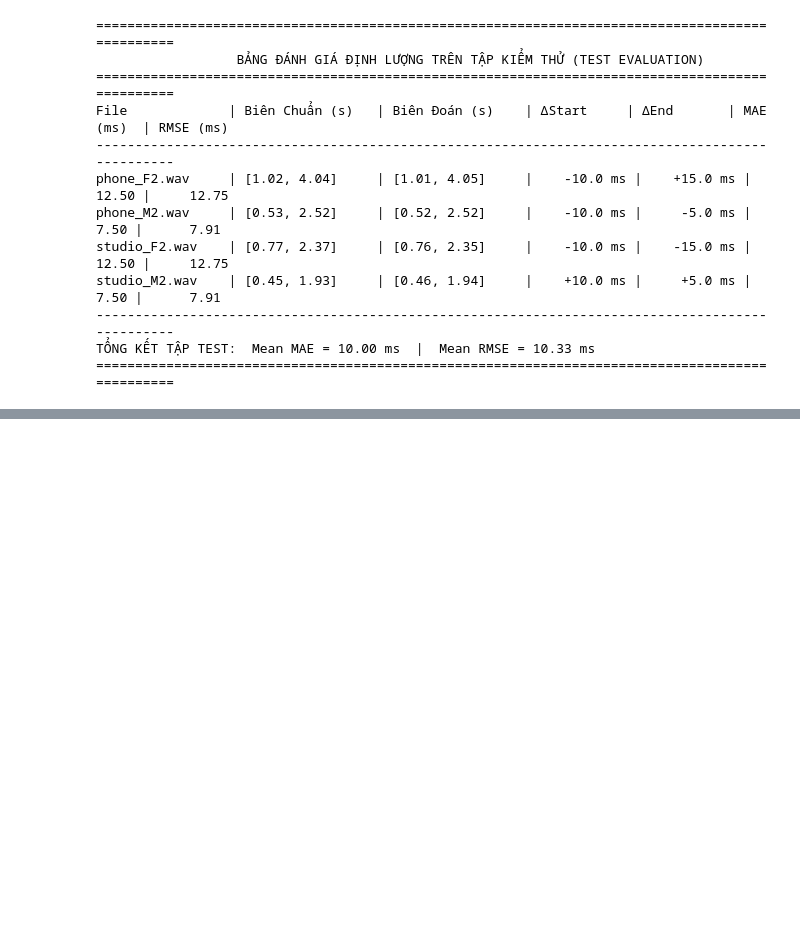
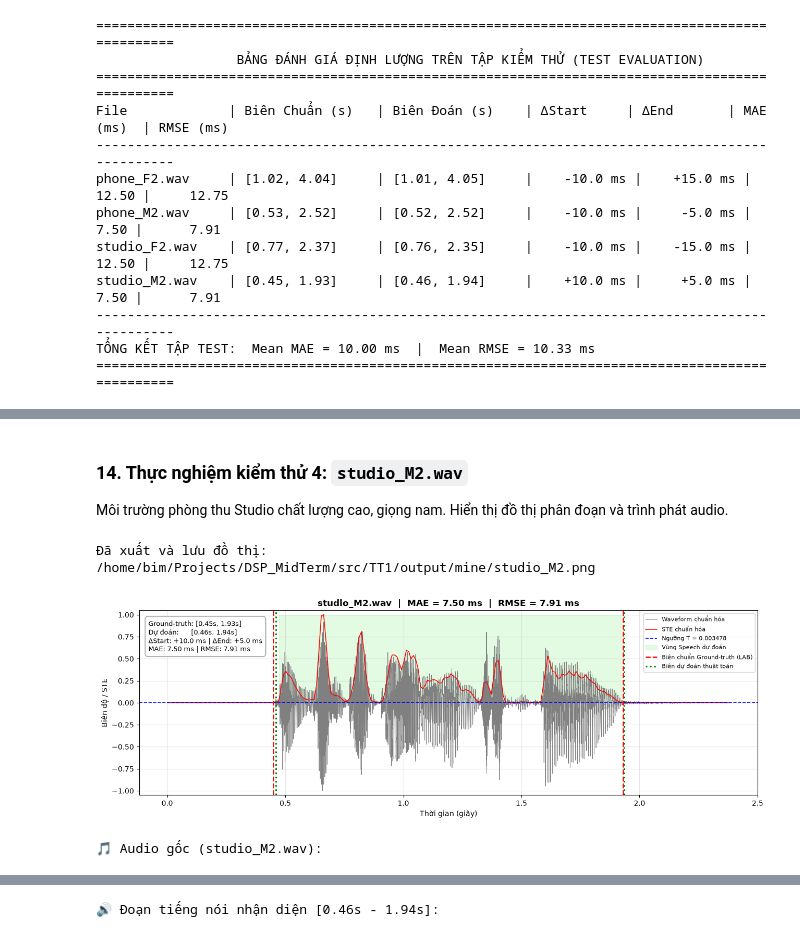
Before and after one commit to dientruonggg/DSP-Midterm, a Jupyter notebook: src/TT1/1-mine.ipynb, the cells around one changed output, grey strips where cells are left out. Cells and saved outputs as stored; diff of their text form; code cells hidden in the pictures; blank space fills up the shorter version.

```diff
--- a/src/TT1/1-mine.ipynb
+++ b/src/TT1/1-mine.ipynb
@@ -321,0 +368,9 @@ for res in test_results:
+# %% [markdown]
+### 14. Thực nghiệm kiểm thử 4: `studio_M2.wav`
+Môi trường phòng thu Studio chất lượng cao, giọng nam. Hiển thị đồ thị phân đoạn và trình phát audio.
+# %%
+plot_and_play_test_file(test_results_dict["studio_M2.wav"])
+# %% [output]
+Đã xuất và lưu đồ thị: /home/bim/Projects/DSP_MidTerm/src/TT1/output/mine/studio_M2.png
+[figure, added]
+🎵 Audio gốc (studio_M2.wav):
@@ -321,0 +378 @@ for res in test_results:
+🔊 Đoạn tiếng nói nhận diện [0.46s - 1.94s]:
```
Also changed, not shown: parts of 28 cells of this notebook, 15 other files.
